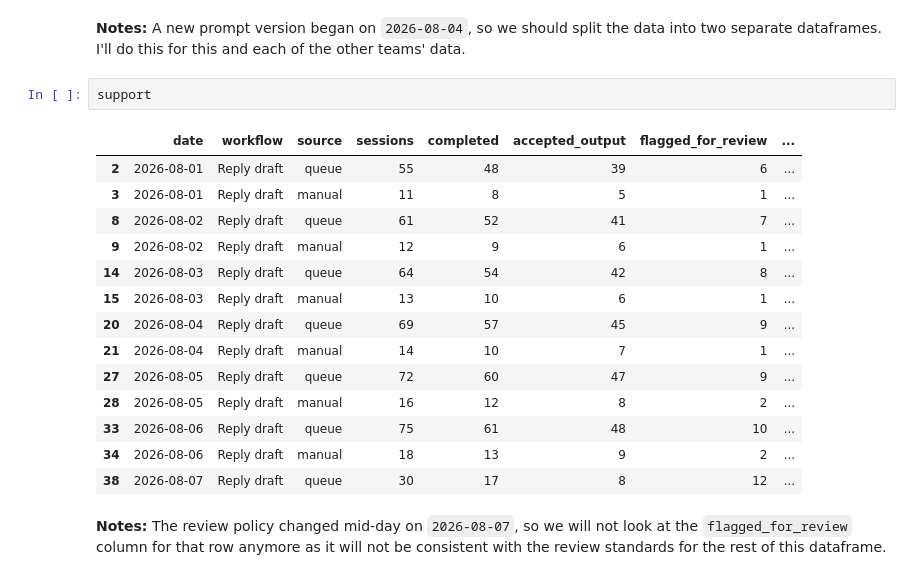
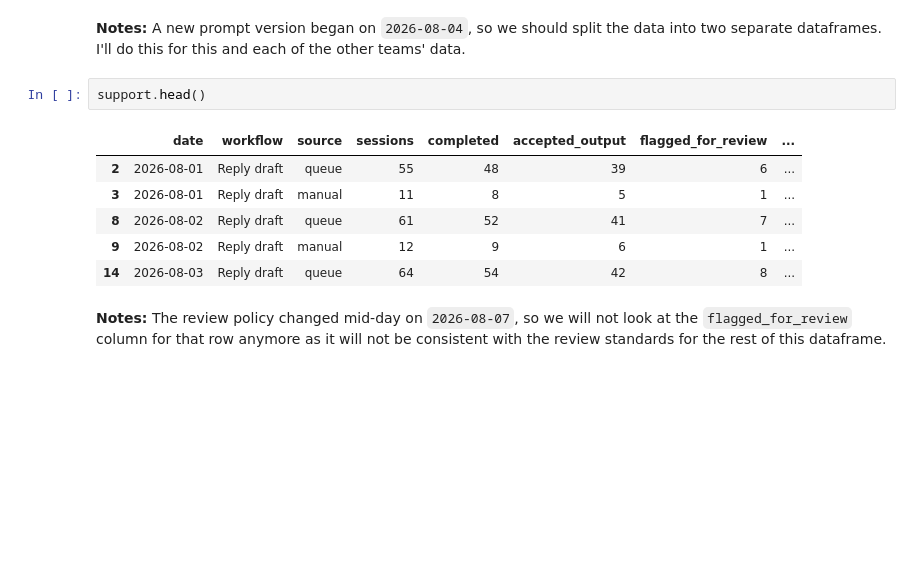
Before and after one commit to mikusdayo/tekmir-ds-intern-challenge, a Jupyter notebook: ds_track_1.ipynb, the cells around one changed output. Saved outputs shown, nothing was run; the diff lists cells and outputs as text; blank space fills up the shorter version.

```diff
--- a/ds_track_1.ipynb
+++ b/ds_track_1.ipynb
@@ -62,22 +62,14 @@ sales.head()
 # %% [markdown]
 **Notes:** A new prompt version began on `2026-08-04`, so we should split the data into two separate dataframes. I'll do this for this and each of the other teams' data.
 # %%
-support
+support.head()
 # %% [output]
 |  | date | workflow | source | sessions | completed | accepted_output | flagged_for_review | ... |
 | 2 | 2026-08-01 | Reply draft | queue | 55 | 48 | 39 | 6 | ... |
 | 3 | 2026-08-01 | Reply draft | manual | 11 | 8 | 5 | 1 | ... |
 | 8 | 2026-08-02 | Reply draft | queue | 61 | 52 | 41 | 7 | ... |
 | 9 | 2026-08-02 | Reply draft | manual | 12 | 9 | 6 | 1 | ... |
 | 14 | 2026-08-03 | Reply draft | queue | 64 | 54 | 42 | 8 | ... |
-| 15 | 2026-08-03 | Reply draft | manual | 13 | 10 | 6 | 1 | ... |
-| 20 | 2026-08-04 | Reply draft | queue | 69 | 57 | 45 | 9 | ... |
-| 21 | 2026-08-04 | Reply draft | manual | 14 | 10 | 7 | 1 | ... |
-| 27 | 2026-08-05 | Reply draft | queue | 72 | 60 | 47 | 9 | ... |
-| 28 | 2026-08-05 | Reply draft | manual | 16 | 12 | 8 | 2 | ... |
-| 33 | 2026-08-06 | Reply draft | queue | 75 | 61 | 48 | 10 | ... |
-| 34 | 2026-08-06 | Reply draft | manual | 18 | 13 | 9 | 2 | ... |
-| 38 | 2026-08-07 | Reply draft | queue | 30 | 17 | 8 | 12 | ... |
 # %% [markdown]
 **Notes:** The review policy changed mid-day on `2026-08-07`, so we will not look at the `flagged_for_review` column for that row anymore as it will not be consistent with the review standards for the rest of this dataframe.
 # %%
```
